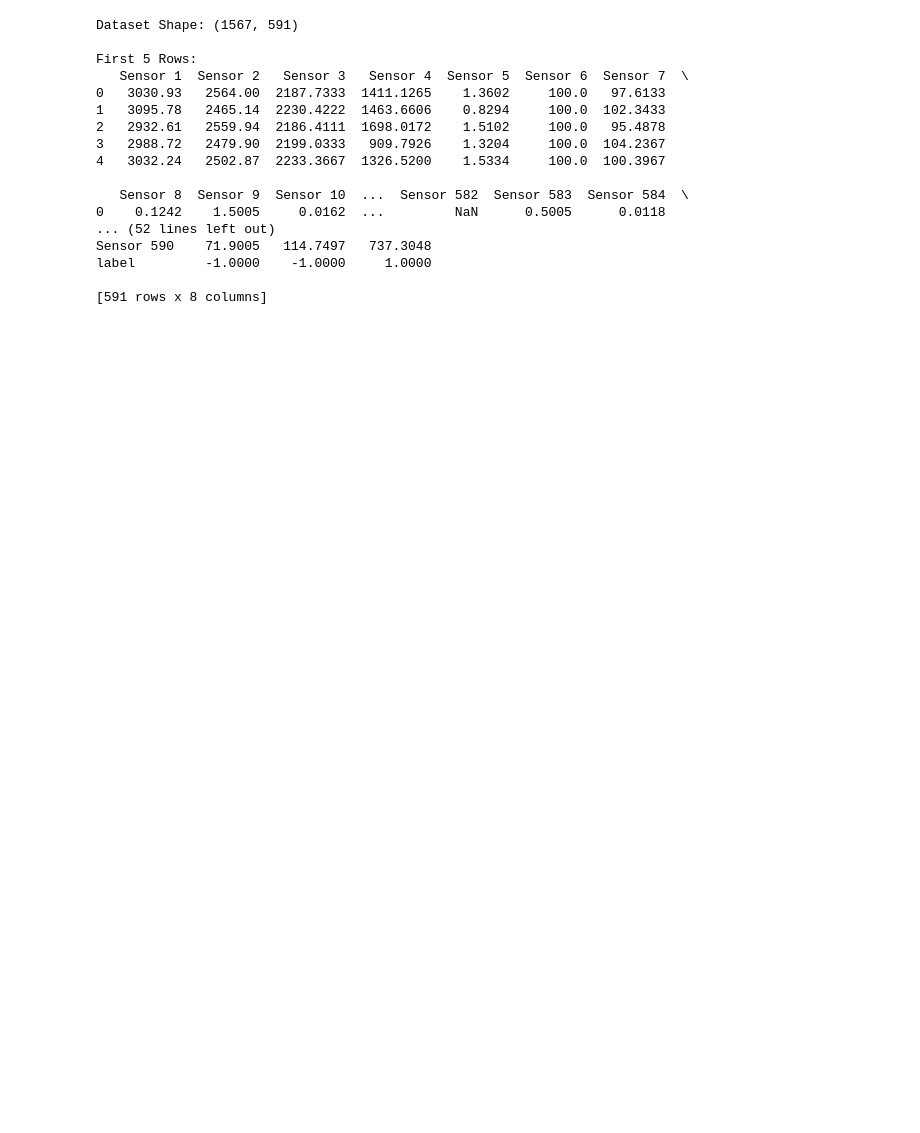
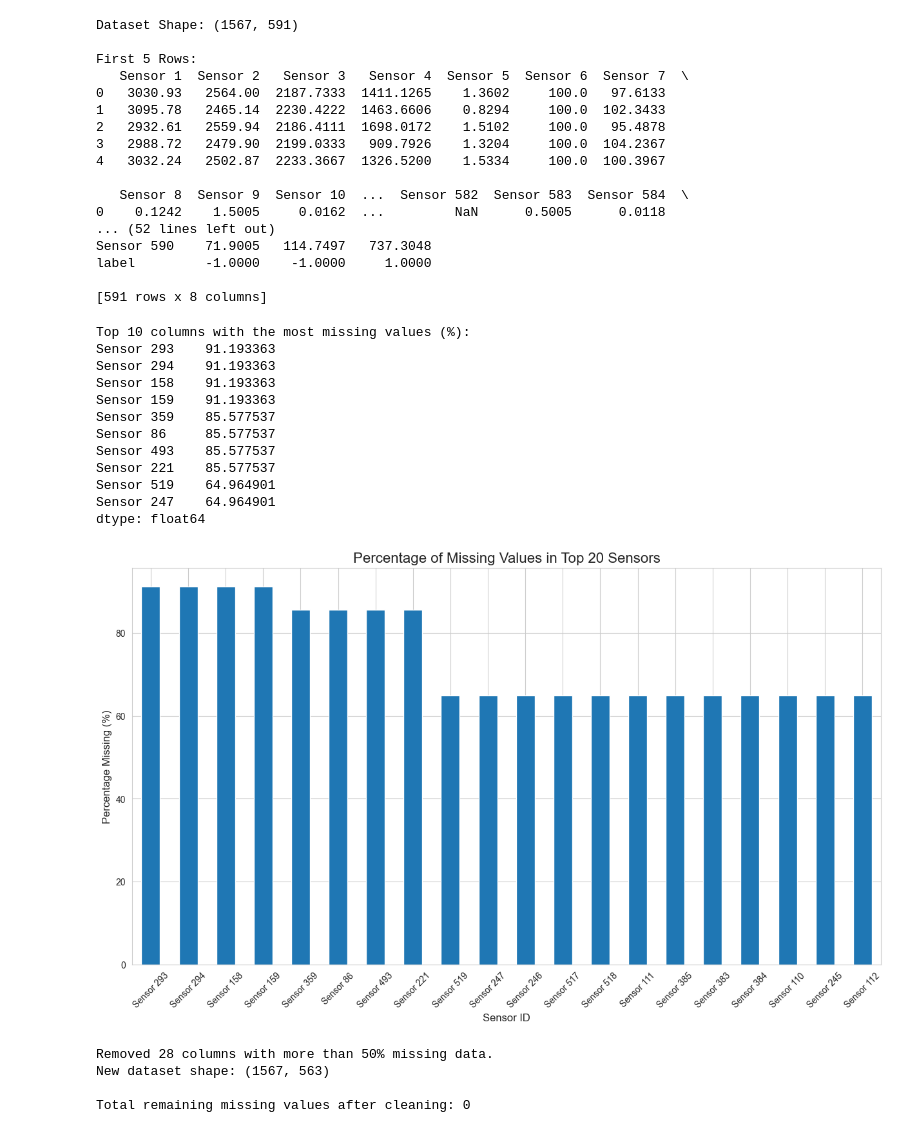
Before and after one commit to gokaymeydan/semiconductor-fault-detection, a Jupyter notebook: data_exploration.ipynb, the cells around one changed output. Saved outputs shown, nothing was run; the diff lists cells and outputs as text; code cells hidden in the pictures; blank space fills up the shorter version.

```diff
--- a/data_exploration.ipynb
+++ b/data_exploration.ipynb
@@ -52,3 +54,64 @@ Sensor 590    71.9005   114.7497   737.3048
 label         -1.0000    -1.0000     1.0000
 
 [591 rows x 8 columns]
+# %%
+### missing data analysis and management
+
+missing_values = df.isnull().sum() / len(df) * 100
+missing_values = missing_values[missing_values > 0].sort_values(ascending=False)
+
+# top 10 columns with most missing values
+print("Top 10 columns with the most missing values (%):")
+print(missing_values.head(10))
+
+# visualize missing values top 20 columns
+plt.figure(figsize=(15,8))
+missing_values.head(20).plot(kind='bar')
+plt.title('Percentage of Missing Values in Top 20 Sensors', fontsize=16)
+plt.xlabel('Sensor ID', fontsize=12)
+plt.ylabel('Percentage Missing (%)', fontsize=12)
+plt.xticks(rotation=45)
+plt.show()
+# %% [output]
+Top 10 columns with the most missing values (%):
+Sensor 293    91.193363
+Sensor 294    91.193363
+Sensor 158    91.193363
+Sensor 159    91.193363
+Sensor 359    85.577537
+Sensor 86     85.577537
+Sensor 493    85.577537
+Sensor 221    85.577537
+Sensor 519    64.964901
+Sensor 247    64.964901
+dtype: float64
+[figure, added]
+# %%
+df_cleaned = df.copy()
+
+# drop columns with more than %50 missing values
+
+cols_to_drop = missing_values[missing_values > 50].index
+df_cleaned = df_cleaned.drop(columns=cols_to_drop)
+
+print(f"Removed {len(cols_to_drop)} columns with more than 50% missing data.")
+print(f"New dataset shape: {df_cleaned.shape}")
+
+# remaining missing values with the median of each column
+# we use the median because it's robust to outliers
+
+for col in df_cleaned.columns:
+    if df_cleaned[col].isnull().any():
+        median_val = df_cleaned[col].median()
+        df_cleaned[col].fillna(median_val, inplace=True)
+
+# final check for missing values
+
+remaining_missing = df_cleaned.isnull().sum().sum()
+print(f"\nTotal remaining missing values after cleaning: {remaining_missing}")
+# if output is 0, data is clean
+# %% [output]
+Removed 28 columns with more than 50% missing data.
+New dataset shape: (1567, 563)
+
+Total remaining missing values after cleaning: 0
```
Also changed, not shown: parts of 3 cells of this notebook.
